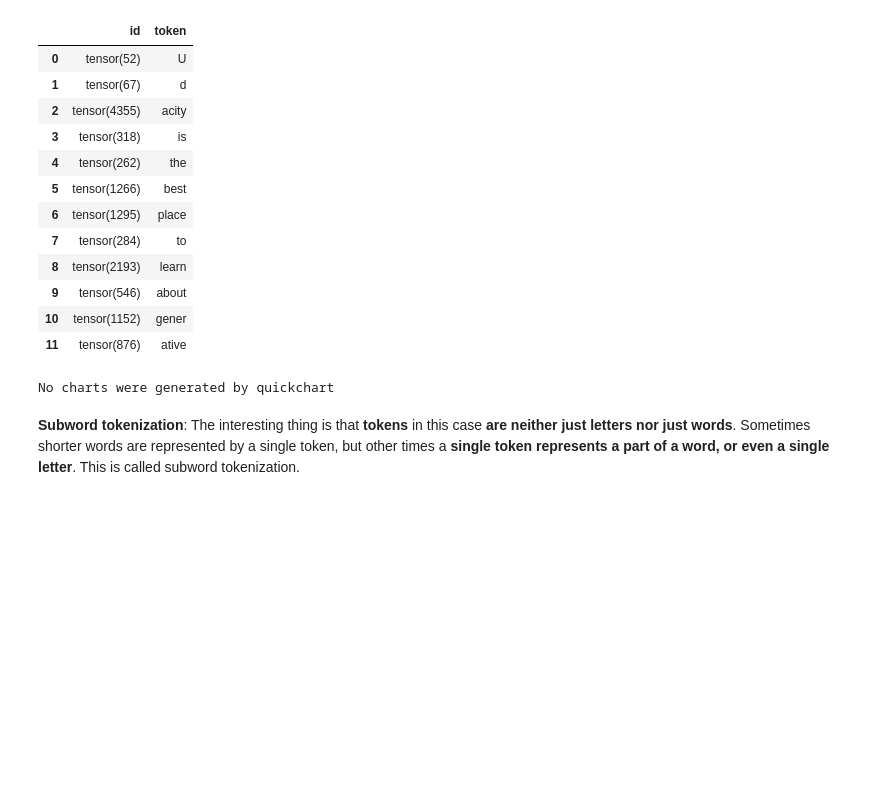
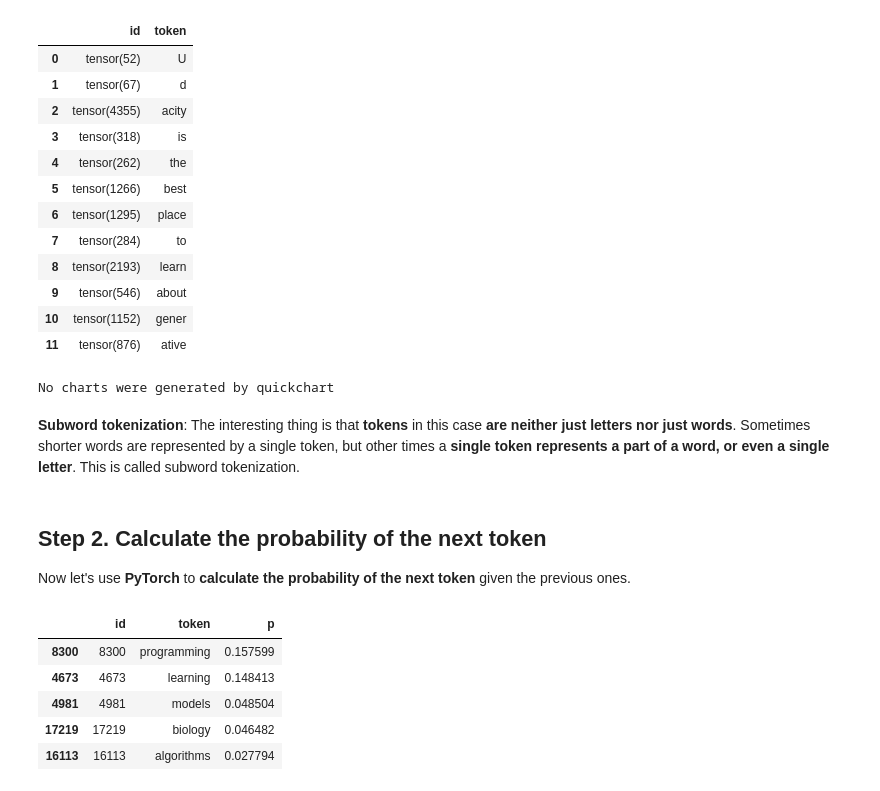
Before and after one commit to AuraFrizzati/foundations-gen-AI, a Jupyter notebook: 1_Intro_to_Gen_AI_fundamentals.ipynb, the cells around one changed output. Cells and saved outputs as stored; diff of their text form; code cells hidden in the pictures; blank space fills up the shorter version.

```diff
--- a/1_Intro_to_Gen_AI_fundamentals.ipynb
+++ b/1_Intro_to_Gen_AI_fundamentals.ipynb
@@ -278,3 +278,6 @@ show_tokenization(inputs)
 No charts were generated by quickchart
 # %% [markdown]
 **Subword tokenization**: The interesting thing is that **tokens** in this case **are neither just letters nor just words**. Sometimes shorter words are represented by a single token, but other times a **single token represents a part of a word, or even a single letter**. This is called subword tokenization.
+# %% [markdown]
+## **Step 2. Calculate the probability of the next token**
+Now let's use **PyTorch** to **calculate the probability of the next token** given the previous ones.
@@ -280,0 +286,33 @@ No charts were generated by quickchart
+# %%
+# Calculate the probabilities for the next token for all possible choices. We show the
+# top 5 choices and the corresponding words or subwords for these tokens.
+
+# This line is crucial for performance. It temporarily disables
+# gradient calculations, which are essential for training but
+# unnecessary for inference (prediction).
+# This makes the prediction process faster and more memory-efficient.
+with torch.no_grad():
+
+    logits = model(**inputs).logits[:, -1, :]
+    probabilities = torch.nn.functional.softmax(logits[0], dim=-1)
+
+
+def show_next_token_choices(probabilities, top_n=5):
+    return pd.DataFrame(
+        [
+            (id, tokenizer.decode(id), p.item())
+            for id, p in enumerate(probabilities)
+            if p.item()
+        ],
+        columns=["id", "token", "p"],
+    ).sort_values("p", ascending=False)[:top_n]
+
+
+show_next_token_choices(probabilities)
+# %% [output]
+|  | id | token | p |
+| 8300 | 8300 | programming | 0.157599 |
+| 4673 | 4673 | learning | 0.148413 |
+| 4981 | 4981 | models | 0.048504 |
+| 17219 | 17219 | biology | 0.046482 |
+| 16113 | 16113 | algorithms | 0.027794 |
```
Also changed, not shown: parts of 1 cell of this notebook.
